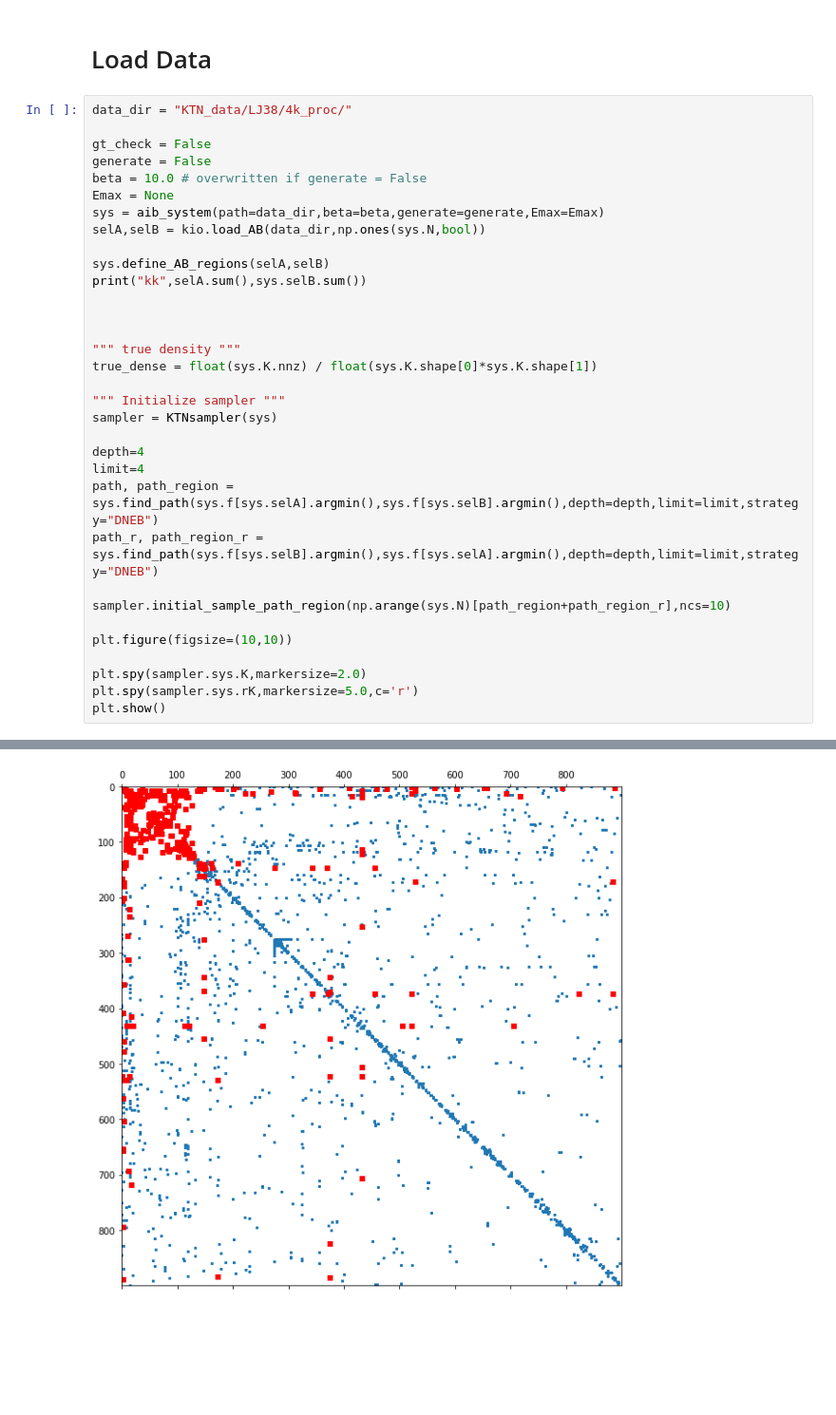
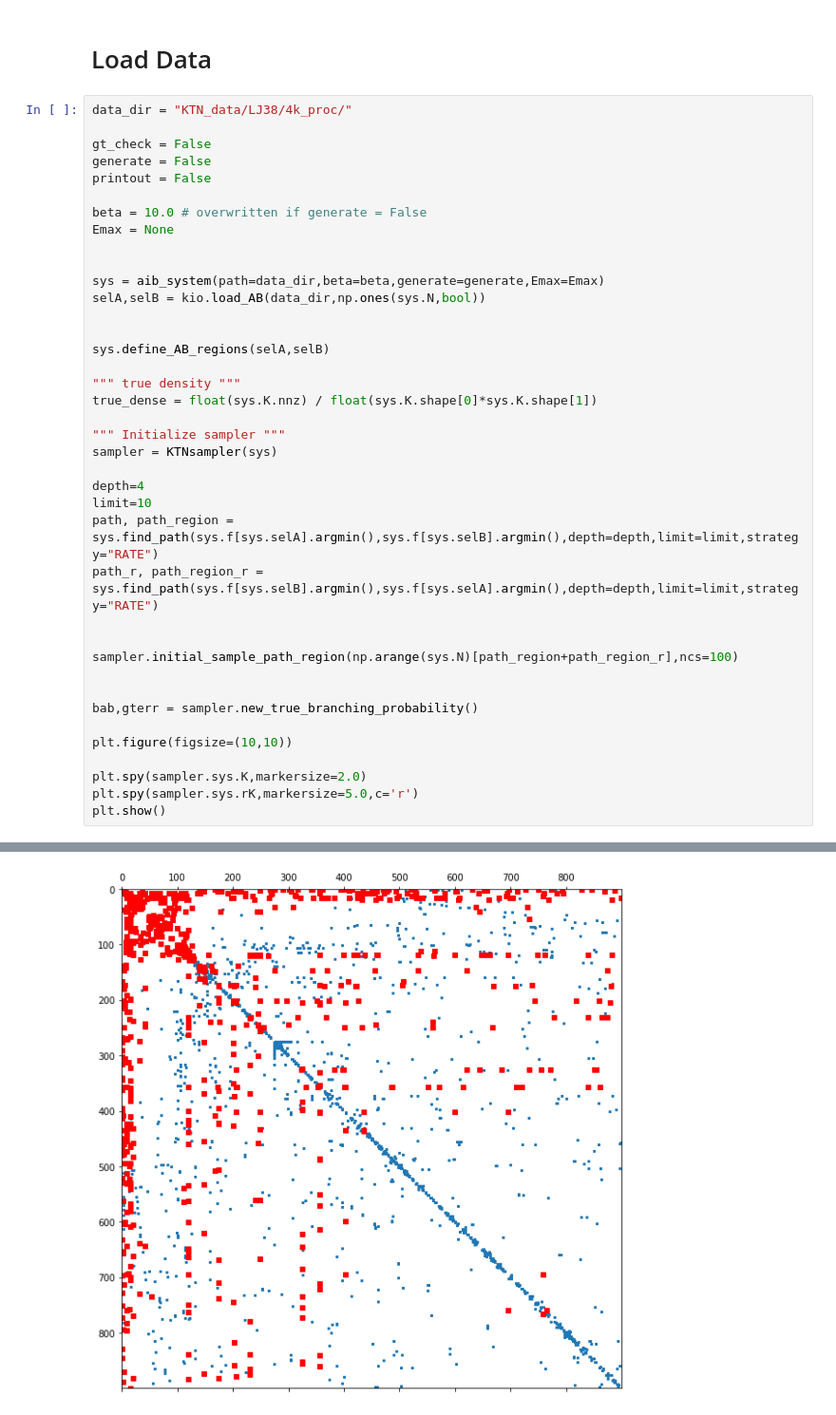
Before and after one commit to tomswinburne/PyGT, a Jupyter notebook: sensitivity_GT.ipynb, the cells around one changed output, grey strips where cells are left out. Shown: that part at 95% size. Drawn from its saved outputs; the diff is of its cells as text; blank space fills up the shorter version.

```diff
--- a/sensitivity_GT.ipynb
+++ b/sensitivity_GT.ipynb
@@ -27,15 +27,17 @@ data_dir = "KTN_data/LJ38/4k_proc/"
 
 gt_check = False
 generate = False
+printout = False
+
 beta = 10.0 # overwritten if generate = False
 Emax = None
+
+
 sys = aib_system(path=data_dir,beta=beta,generate=generate,Emax=Emax)
 selA,selB = kio.load_AB(data_dir,np.ones(sys.N,bool))
 
+
 sys.define_AB_regions(selA,selB)
-print("kk",selA.sum(),sys.selB.sum())
-
-
 
 """ true density """
 true_dense = float(sys.K.nnz) / float(sys.K.shape[0]*sys.K.shape[1])
@@ -44,11 +46,15 @@ true_dense = float(sys.K.nnz) / float(sys.K.shape[0]*sys.K.shape[1])
 sampler = KTNsampler(sys)
 
 depth=4
-limit=4
-path, path_region = sys.find_path(sys.f[sys.selA].argmin(),sys.f[sys.selB].argmin(),depth=depth,limit=limit,strategy="DNEB")
-path_r, path_region_r = sys.find_path(sys.f[sys.selB].argmin(),sys.f[sys.selA].argmin(),depth=depth,limit=limit,strategy="DNEB")
+limit=10
+path, path_region = sys.find_path(sys.f[sys.selA].argmin(),sys.f[sys.selB].argmin(),depth=depth,limit=limit,strategy="RATE")
+path_r, path_region_r = sys.find_path(sys.f[sys.selB].argmin(),sys.f[sys.selA].argmin(),depth=depth,limit=limit,strategy="RATE")
 
-sampler.initial_sample_path_region(np.arange(sys.N)[path_region+path_region_r],ncs=10)
+
+sampler.initial_sample_path_region(np.arange(sys.N)[path_region+path_region_r],ncs=100)
+
+
+bab,gterr = sampler.new_true_branching_probability()
 
 plt.figure(figsize=(10,10))
 
@@ -70,2 +74,2 @@ INITIAL SAMPLE DONE : found 65/1004 pairs; 939 remaining
-[figure, old version]
+[figure, new version]
 # %%
```
Also changed, not shown: parts of 4 cells of this notebook, 4 other files.
